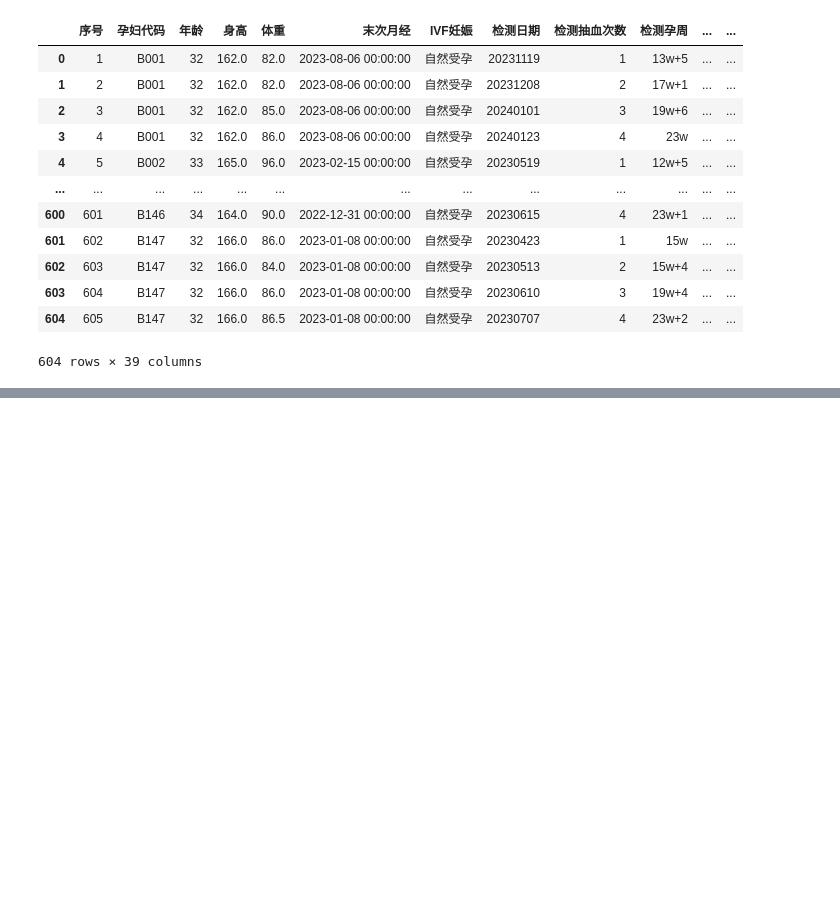
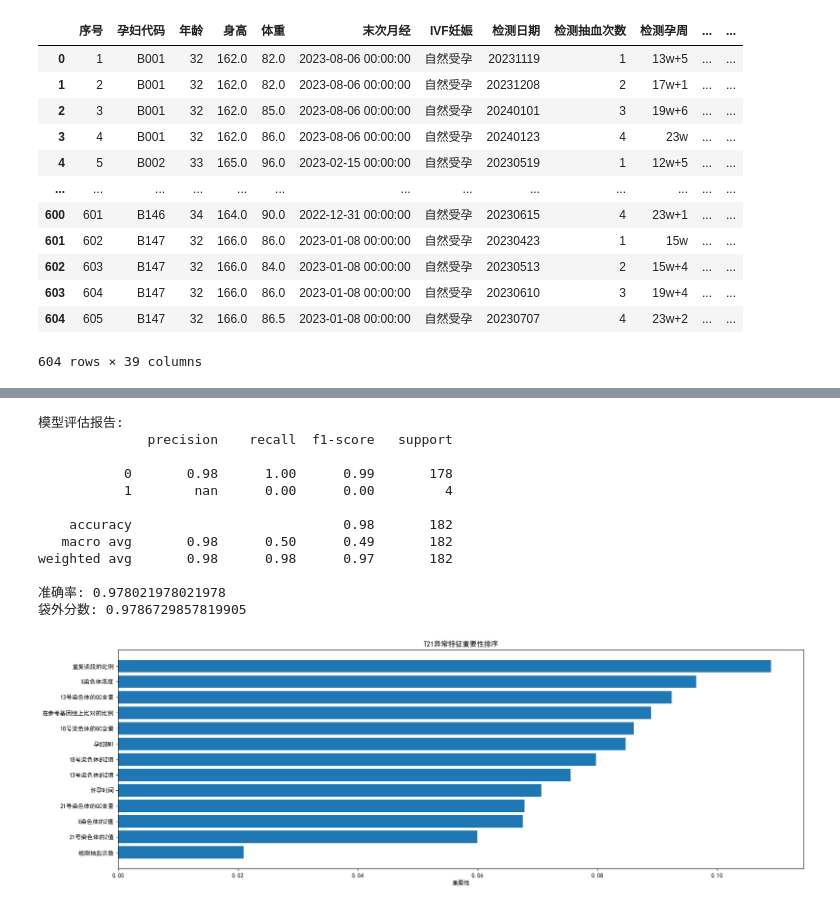
Before and after one commit to BoomberAsp/2025CUMCM, a Jupyter notebook: Q4.ipynb, the cells around one changed output, grey strips where cells are left out. Cells and saved outputs as stored; diff of their text form; code cells hidden in the pictures; blank space fills up the shorter version.

```diff
--- a/Q4.ipynb
+++ b/Q4.ipynb
@@ -233,0 +313,19 @@ weighted avg       0.92      0.91      0.88       182
+# %%
+#训练“T21异常”随机森林模型
+train_model(rf4,target4)
+#T21异常判定
+plot_feature_importances(rf4,target4,3)
+# %% [output]
+模型评估报告:
+              precision    recall  f1-score   support
+
+           0       0.98      1.00      0.99       178
+           1        nan      0.00      0.00         4
+
+    accuracy                           0.98       182
+   macro avg       0.98      0.50      0.49       182
+weighted avg       0.98      0.98      0.97       182
+
+准确率: 0.978021978021978
+袋外分数: 0.9786729857819905
+[figure, added]
```
Also changed, not shown: parts of 9 cells of this notebook.
